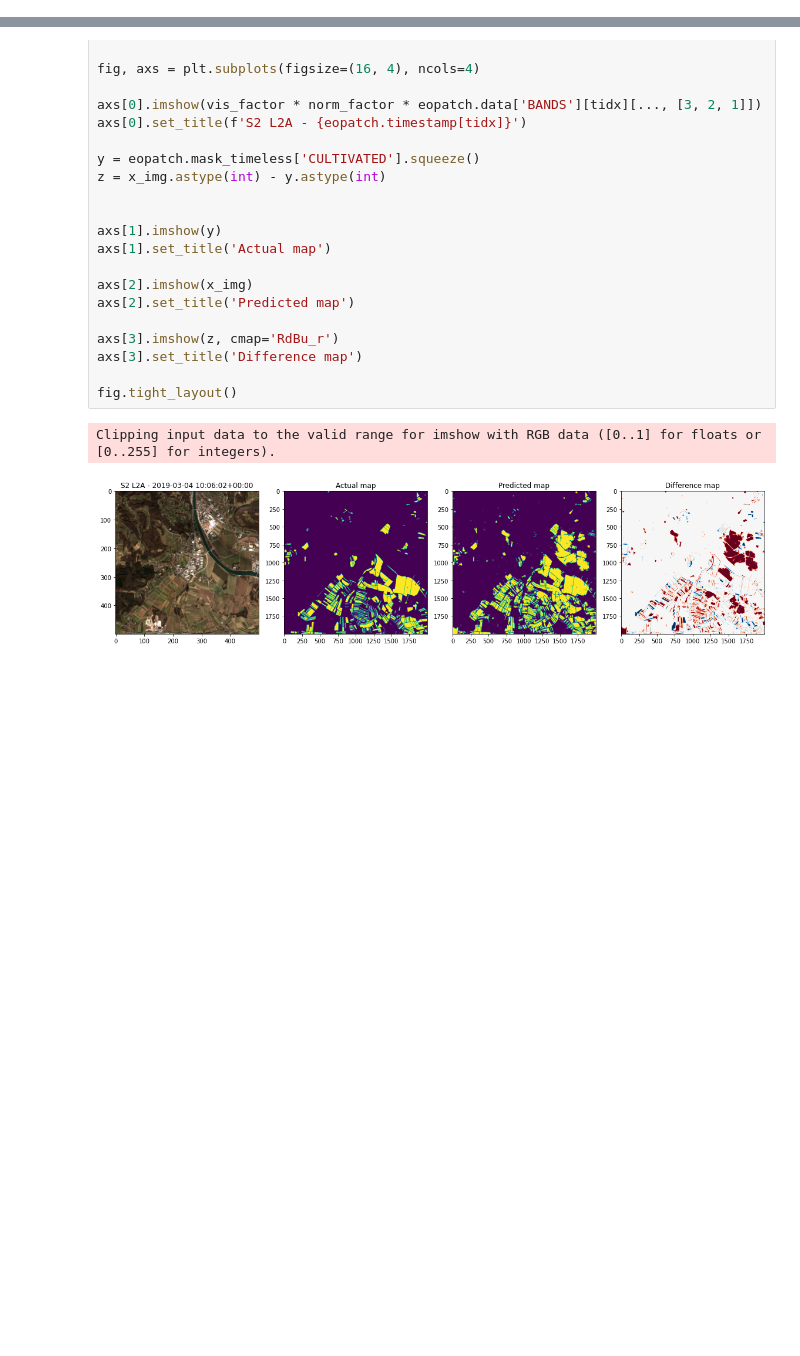
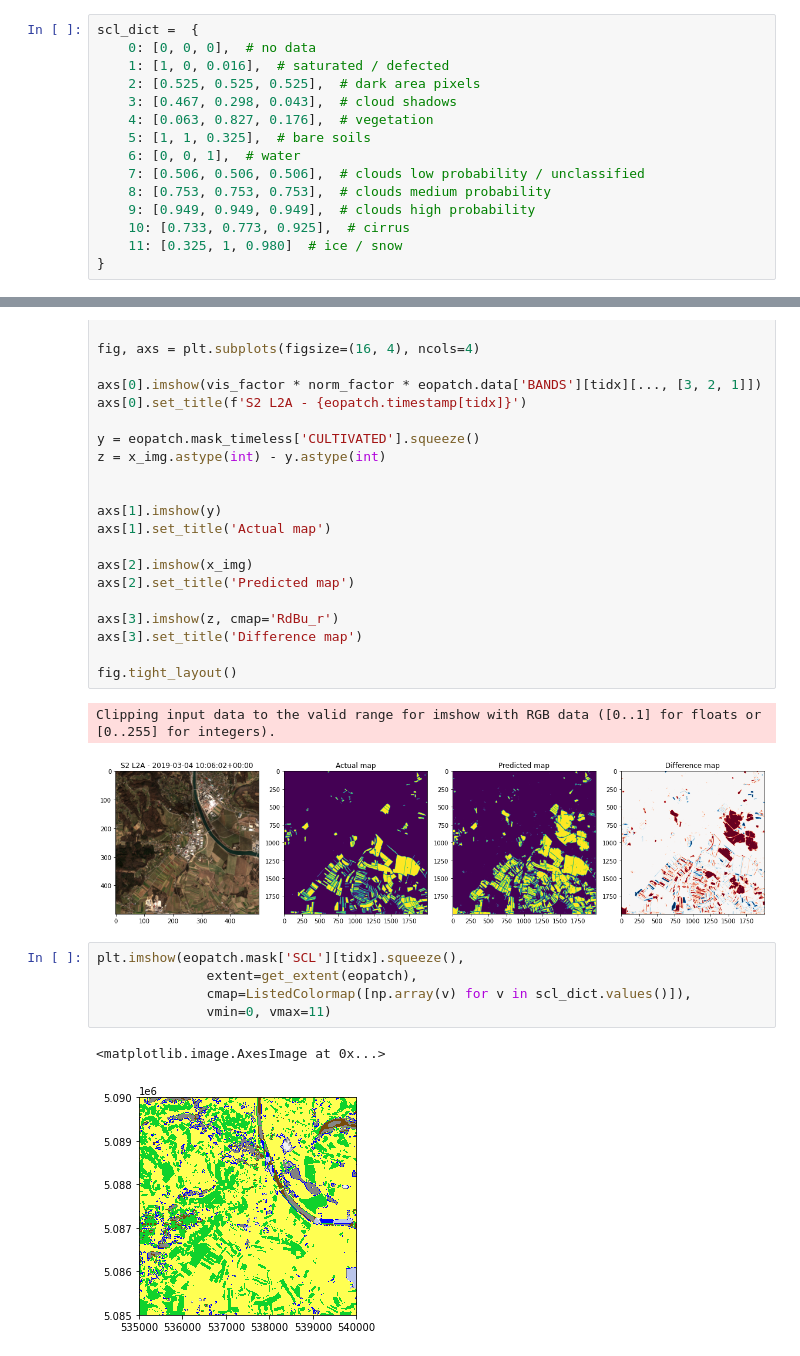
Before and after one commit to froukje/ai4eo-challenge, a Jupyter notebook: Validation.ipynb, the cells around one changed output, grey strips where cells are left out. Saved outputs shown, nothing was run; the diff lists cells and outputs as text; blank space fills up the shorter version.

```diff
--- a/Validation.ipynb
+++ b/Validation.ipynb
@@ -63,3 +43,18 @@ os.listdir(tiffdir)
+# %%
+scl_dict =  {
+    0: [0, 0, 0],  # no data
+    1: [1, 0, 0.016],  # saturated / defected
+    2: [0.525, 0.525, 0.525],  # dark area pixels
+    3: [0.467, 0.298, 0.043],  # cloud shadows
+    4: [0.063, 0.827, 0.176],  # vegetation
+    5: [1, 1, 0.325],  # bare soils
+    6: [0, 0, 1],  # water
+    7: [0.506, 0.506, 0.506],  # clouds low probability / unclassified
+    8: [0.753, 0.753, 0.753],  # clouds medium probability
+    9: [0.949, 0.949, 0.949],  # clouds high probability
+    10: [0.733, 0.773, 0.925],  # cirrus
+    11: [0.325, 1, 0.980]  # ice / snow
+}
 # %%
 from matplotlib import pyplot as plt
 %matplotlib inline
@@ -114,3 +109,11 @@ fig.tight_layout()
 # %% [output]
 Clipping input data to the valid range for imshow with RGB data ([0..1] for floats or [0..255] for integers).
 [figure]
+# %%
+plt.imshow(eopatch.mask['SCL'][tidx].squeeze(),
+              extent=get_extent(eopatch),
+              cmap=ListedColormap([np.array(v) for v in scl_dict.values()]),
+              vmin=0, vmax=11)
+# %% [output]
+<matplotlib.image.AxesImage at 0x...>
+[figure, added]
```
Also changed, not shown: parts of 2 cells of this notebook, 1 other file.
